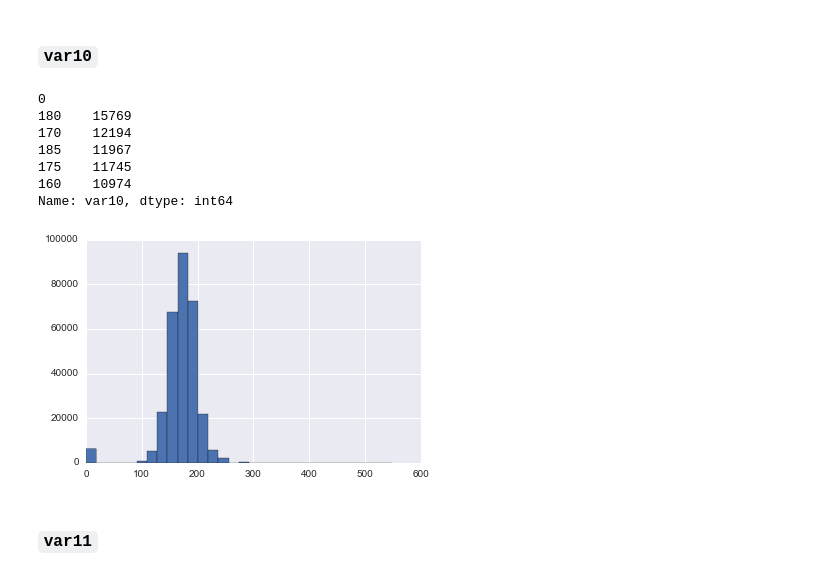
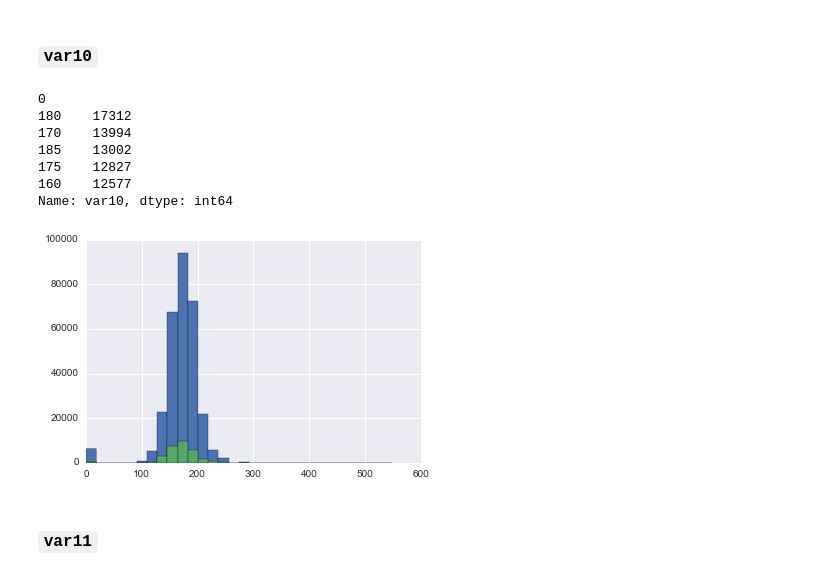
Before and after one commit to demidovakatya/competitions, a Jupyter notebook: exploratory_data_analysis.ipynb, the cells around one changed output. Cells and saved outputs as stored; diff of their text form; code cells hidden in the pictures.

```diff
--- a/exploratory_data_analysis.ipynb
+++ b/exploratory_data_analysis.ipynb
@@ -658,20 +682,21 @@ X_test.var9.hist(bins = 30);
 # %% [markdown]
 ### `var10`
 # %%
-print(X.var10.isnull().sum())
-print(X.var10.value_counts().head())
+print(df.var10.isnull().sum())
+print(df.var10.value_counts().head())
 # %% [output]
 0
-180    15769
-170    12194
-185    11967
-175    11745
-160    10974
+180    17312
+170    13994
+185    13002
+175    12827
+160    12577
 Name: var10, dtype: int64
 # %%
 X.var10.hist(bins=30);
+X_test.var10.hist(bins=30);
 # %% [output]
-[figure, old version]
+[figure, new version]
 # %% [markdown]
 ### `var11`
 # %%
```
Also changed, not shown: parts of 32 cells of this notebook.
